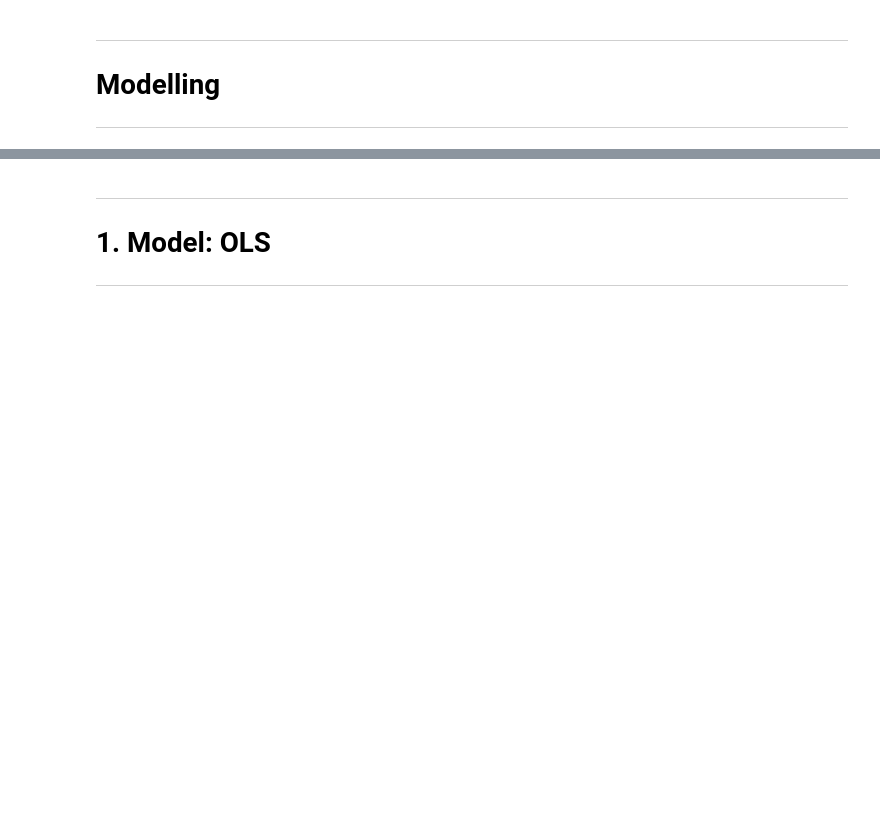
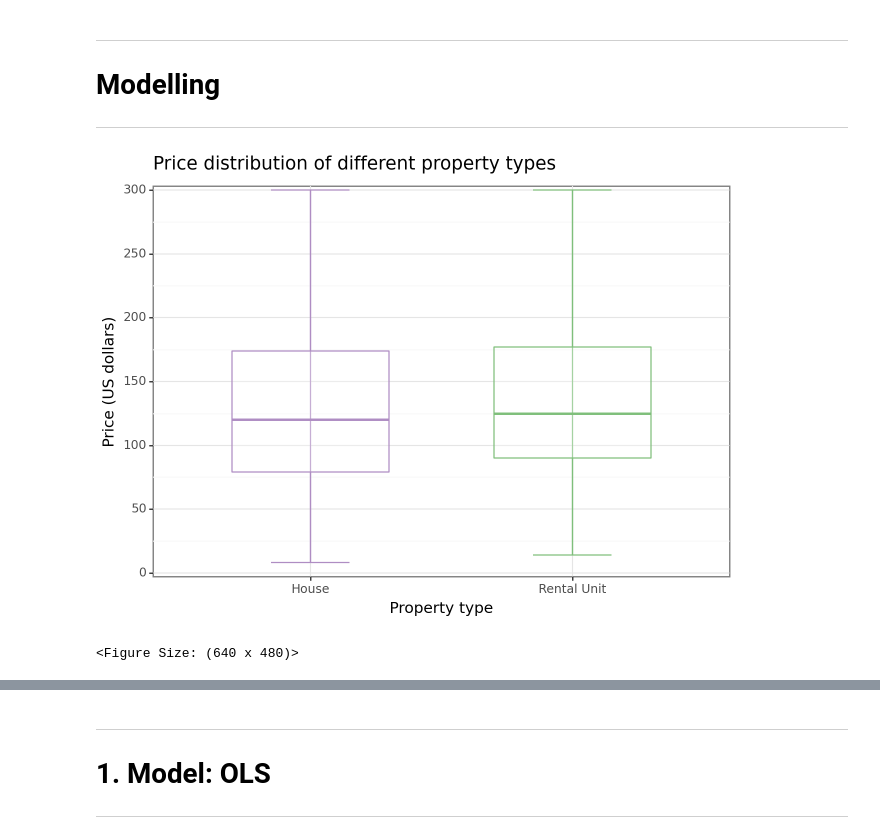
Before and after one commit to zsofiarebeka/DA3_Assignment-2, a Jupyter notebook: DA3_Assignment-2.ipynb, the cells around one changed output, grey strips where cells are left out. Saved outputs shown, nothing was run; the diff lists cells and outputs as text; code cells hidden in the pictures; blank space fills up the shorter version.

```diff
--- a/DA3_Assignment-2.ipynb
+++ b/DA3_Assignment-2.ipynb
@@ -407,25 +574,29 @@ ____________________________________________________________________________
 # %%
 # Creating a box plot groupped by property types
 (
     ggplot(data, aes(x="f_property_type", y="usd_price_day"))
     + stat_boxplot(
         aes(group="f_property_type"),
         geom="errorbar",
         width=0.3,
         color=('#af8dc3', "#7fbf7b"),
         size=0.5,
         na_rm=True,
     )
     + geom_boxplot(
         aes(group="f_property_type"),
         color=('#af8dc3', "#7fbf7b"),
         size=0.5,
         width=0.6,
         alpha=0.3,
         na_rm=True,
         outlier_shape="",
     )
     + scale_y_continuous(expand=(0.01, 0.01), limits=(0, 300), breaks=seq(0, 301, 50))
-    + labs(x="Property type", y="Price (US dollars)")
+    + labs(x="Property type", y="Price (US dollars)",
+          title = "Price distribution of different property types")
     + theme_bw()
 )
+# %% [output]
+[figure, added]
+<Figure Size: (640 x 480)>
```
Also changed, not shown: parts of 76 cells of this notebook.
